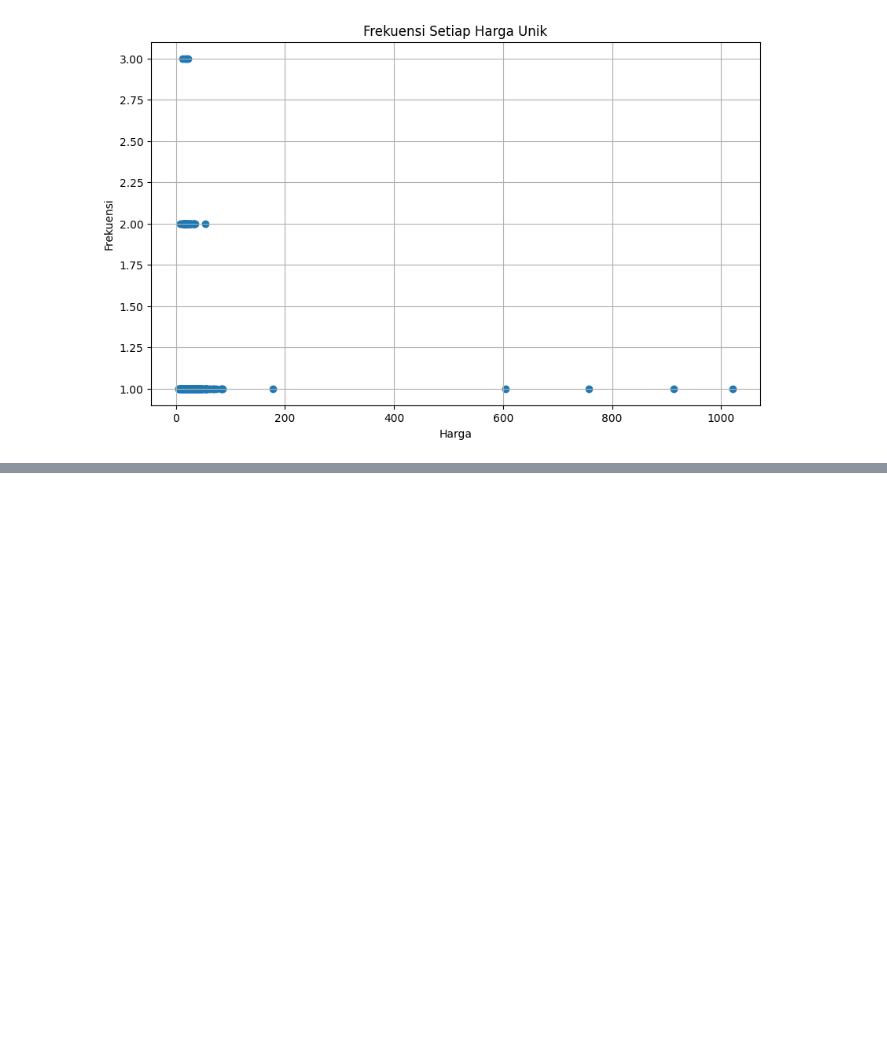
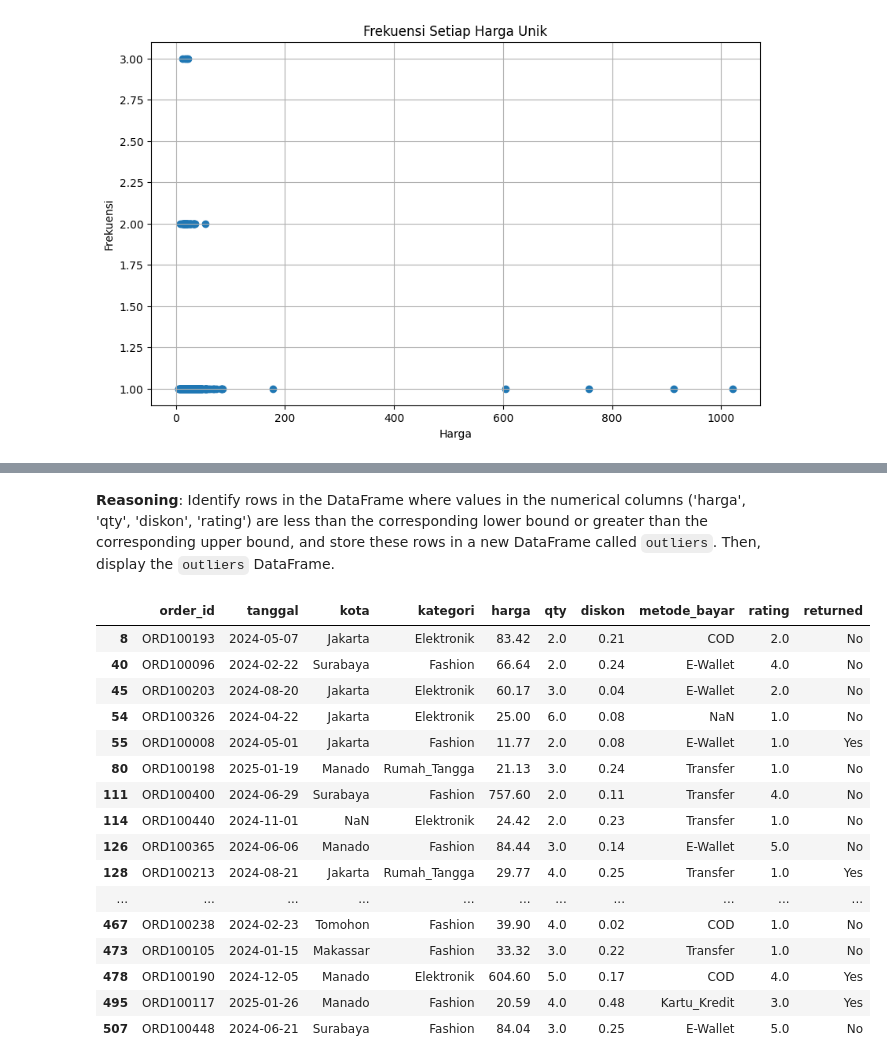
Before and after one commit to Codift05/Analisis-Statistik-PDSK, a Jupyter notebook: PreProcessingData01.ipynb, the cells around one changed output, grey strips where cells are left out. Drawn from its saved outputs; the diff is of its cells as text; code cells hidden in the pictures; blank space fills up the shorter version.

```diff
--- a/PreProcessingData01.ipynb
+++ b/PreProcessingData01.ipynb
@@ -192,0 +206,9 @@ plt.show()
+# %%
+numerical_cols = df.select_dtypes(include=np.number)
+Q1 = numerical_cols.quantile(0.25)
+Q3 = numerical_cols.quantile(0.75)
+IQR = Q3 - Q1
+
+print("Q1:\n", Q1)
+print("\nQ3:\n", Q3)
+print("\nIQR:\n", IQR)
@@ -192,0 +244,6 @@ plt.show()
+# %%
+lower_bound = Q1 - 1.5 * IQR
+upper_bound = Q3 + 1.5 * IQR
+
+print("Lower Bound:\n", lower_bound)
+print("\nUpper Bound:\n", upper_bound)
@@ -192,0 +269,29 @@ plt.show()
+# %% [markdown]
+**Reasoning**:
+Identify rows in the DataFrame where values in the numerical columns ('harga', 'qty', 'diskon', 'rating') are less than the corresponding lower bound or greater than the corresponding upper bound, and store these rows in a new DataFrame called `outliers`. Then, display the `outliers` DataFrame.
+# %%
+outliers = df[
+    (df['harga'] < lower_bound['harga']) | (df['harga'] > upper_bound['harga']) |
+    (df['qty'] < lower_bound['qty']) | (df['qty'] > upper_bound['qty']) |
+    (df['diskon'] < lower_bound['diskon']) | (df['diskon'] > upper_bound['diskon']) |
+    (df['rating'] < lower_bound['rating']) | (df['rating'] > upper_bound['rating'])
+]
+display(outliers)
+# %% [output]
+|  | order_id | tanggal | kota | kategori | harga | qty | diskon | metode_bayar | rating | returned |
+| 8 | ORD100193 | 2024-05-07 | Jakarta | Elektronik | 83.42 | 2.0 | 0.21 | COD | 2.0 | No |
+| 40 | ORD100096 | 2024-02-22 | Surabaya | Fashion | 66.64 | 2.0 | 0.24 | E-Wallet | 4.0 | No |
+| 45 | ORD100203 | 2024-08-20 | Jakarta | Elektronik | 60.17 | 3.0 | 0.04 | E-Wallet | 2.0 | No |
+| 54 | ORD100326 | 2024-04-22 | Jakarta | Elektronik | 25.00 | 6.0 | 0.08 | NaN | 1.0 | No |
+| 55 | ORD100008 | 2024-05-01 | Jakarta | Fashion | 11.77 | 2.0 | 0.08 | E-Wallet | 1.0 | Yes |
+| 80 | ORD100198 | 2025-01-19 | Manado | Rumah_Tangga | 21.13 | 3.0 | 0.24 | Transfer | 1.0 | No |
+| 111 | ORD100400 | 2024-06-29 | Surabaya | Fashion | 757.60 | 2.0 | 0.11 | Transfer | 4.0 | No |
+| 114 | ORD100440 | 2024-11-01 | NaN | Elektronik | 24.42 | 2.0 | 0.23 | Transfer | 1.0 | No |
+| 126 | ORD100365 | 2024-06-06 | Manado | Fashion | 84.44 | 3.0 | 0.14 | E-Wallet | 5.0 | No |
+| 128 | ORD100213 | 2024-08-21 | Jakarta | Rumah_Tangga | 29.77 | 4.0 | 0.25 | Transfer | 1.0 | Yes |
+| ... | ... | ... | ... | ... | ... | ... | ... | ... | ... | ... |
+| 467 | ORD100238 | 2024-02-23 | Tomohon | Fashion | 39.90 | 4.0 | 0.02 | COD | 1.0 | No |
+| 473 | ORD100105 | 2024-01-15 | Makassar | Fashion | 33.32 | 3.0 | 0.22 | Transfer | 1.0 | No |
+| 478 | ORD100190 | 2024-12-05 | Manado | Elektronik | 604.60 | 5.0 | 0.17 | COD | 4.0 | Yes |
+| 495 | ORD100117 | 2025-01-26 | Manado | Fashion | 20.59 | 4.0 | 0.48 | Kartu_Kredit | 3.0 | Yes |
+| 507 | ORD100448 | 2024-06-21 | Surabaya | Fashion | 84.04 | 3.0 | 0.25 | E-Wallet | 5.0 | No |
```
Also changed, not shown: parts of 10 cells of this notebook.
